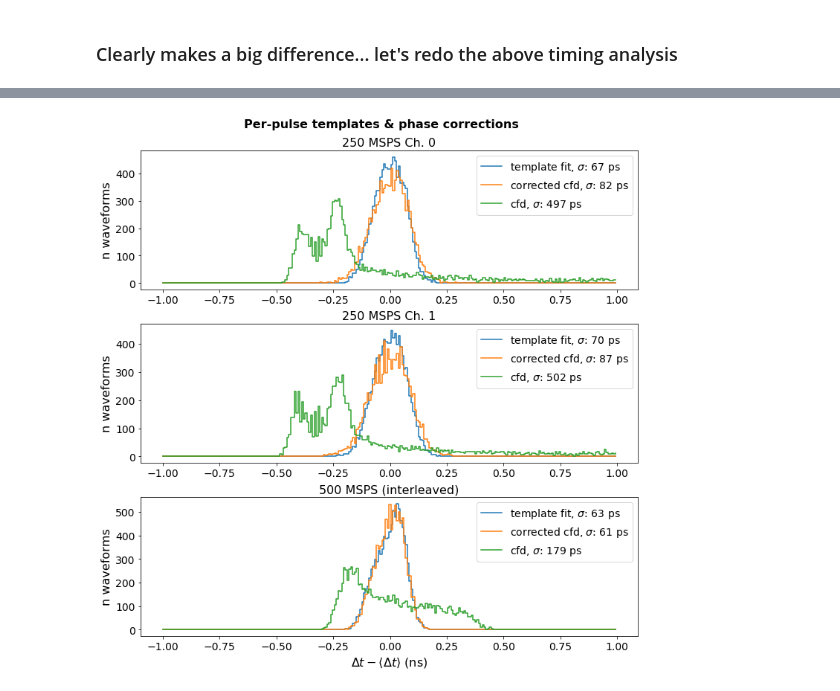
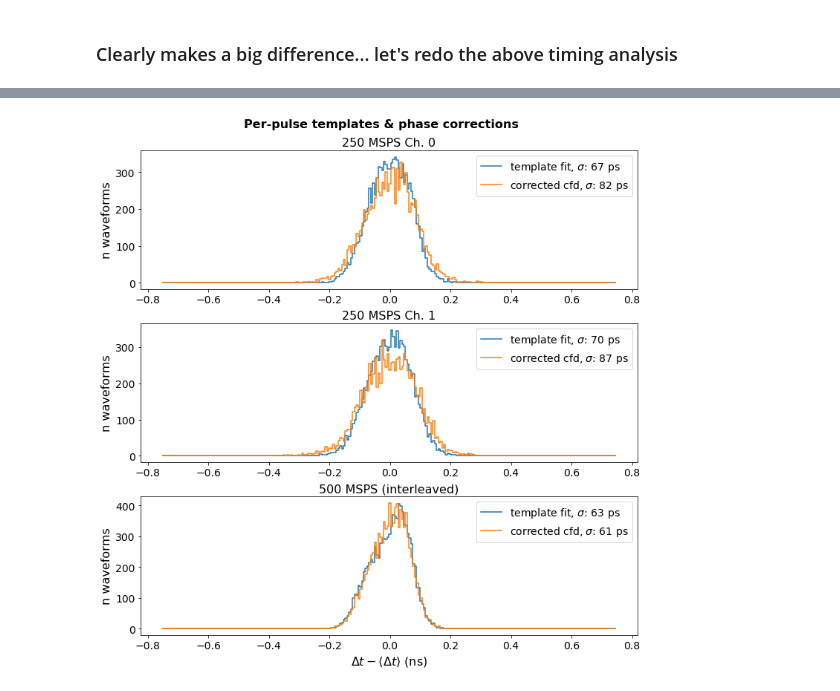
Before and after one commit to baldonia/wdc_zedboard, a Jupyter notebook: notebooks/double_pulse.ipynb, the cells around one changed output, grey strips where cells are left out. Cells and saved outputs as stored; diff of their text form; code cells hidden in the pictures.

```diff
--- a/notebooks/double_pulse.ipynb
+++ b/notebooks/double_pulse.ipynb
@@ -220,7 +220,7 @@ def double_pulse_plot(chan, chan_diffs, ax, skip_noncor=False, bin_range=(-1, 1)
 fig, axes = plt.subplots(nrows=3, ncols=1, figsize=(12, 12))
 plt.subplots_adjust(hspace=0.25)
 for i, ax in enumerate(axes.flat):
-    double_pulse_plot(i, chan_diffs, ax)
+    double_pulse_plot(i, chan_diffs, ax, bin_range=(-0.75, 0.75), skip_noncor=True)
 
 fig.suptitle('Common templates & phase corrections', fontsize=16, y=0.93, fontweight='bold')
 fig.savefig('double_pulse_common.png', bbox='tight')
@@ -308,10 +309,10 @@ for chan in range(3):
 # %%
 fig, axes = plt.subplots(nrows=3, ncols=1, figsize=(12, 12))
 plt.subplots_adjust(hspace=0.25)
 for i, ax in enumerate(axes.flat):
-    double_pulse_plot(i, chan_diffs, ax)
+    double_pulse_plot(i, chan_diffs, ax,  skip_noncor=True,  bin_range=(-0.75, 0.75))
 
 fig.suptitle('Per-pulse templates & phase corrections', fontsize=16, y=0.93, fontweight='bold')
 fig.savefig('double_pulse_tuned.png', bbox='tight')
 # %% [output]
-[figure, old version]
+[figure, new version]
```
Also changed, not shown: parts of 5 cells of this notebook, 3 other files.
